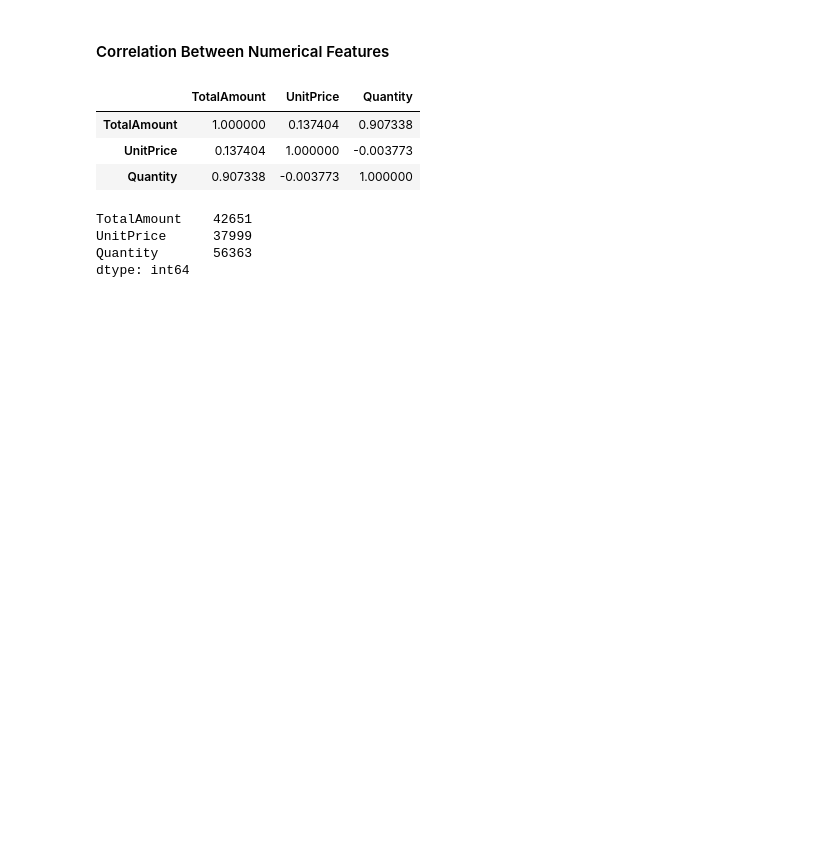
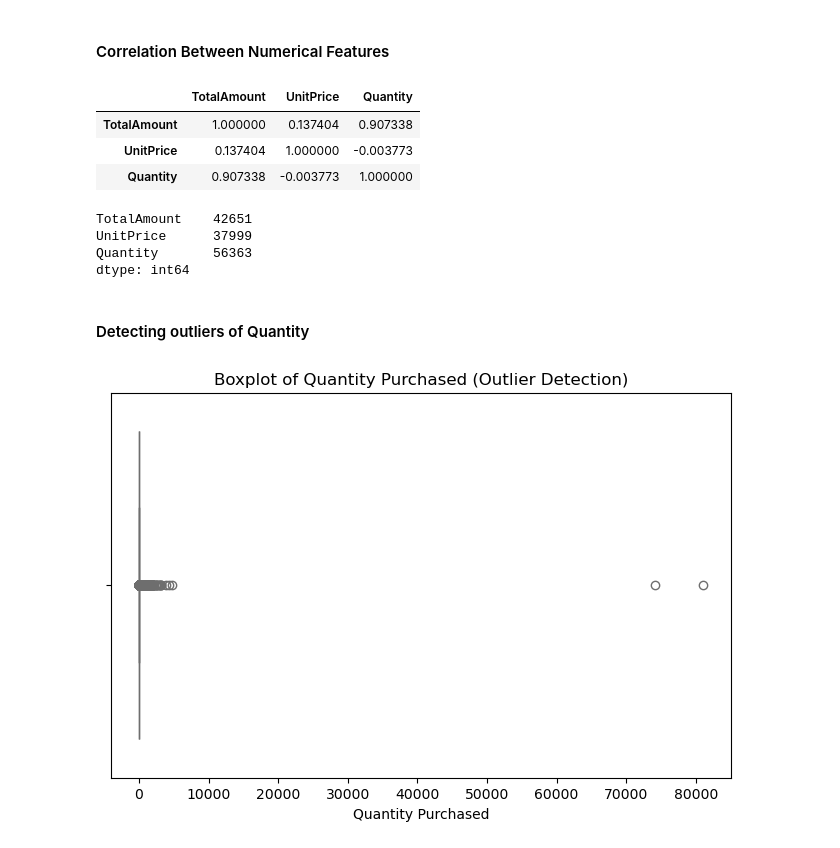
Before and after one commit to j2damax/principles-of-ds-cw02, a Jupyter notebook: group/online_retail.ipynb, the cells around one changed output. Drawn from its saved outputs; the diff is of its cells as text; code cells hidden in the pictures; blank space fills up the shorter version.

Commit message:
descriptive analysis of the cleaned data set

```diff
--- a/group/online_retail.ipynb
+++ b/group/online_retail.ipynb
@@ -308,3 +303,13 @@ TotalAmount    42651
 UnitPrice      37999
 Quantity       56363
 dtype: int64
+# %% [markdown]
+#### Detecting outliers of Quantity
+# %%
+plt.figure(figsize=(8, 5))
+sns.boxplot(x=df_cleaned["Quantity"], color="lightcoral")
+plt.xlabel("Quantity Purchased")
+plt.title("Boxplot of Quantity Purchased (Outlier Detection)")
+plt.show()
+# %% [output]
+[figure, added]
```
Also changed, not shown: parts of 25 cells of this notebook, 1 other file.
